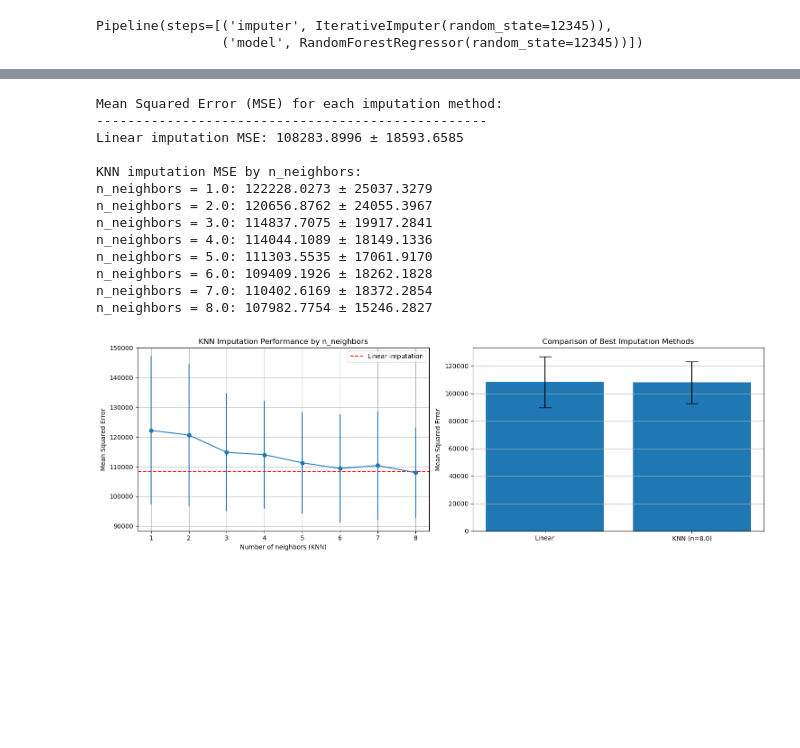
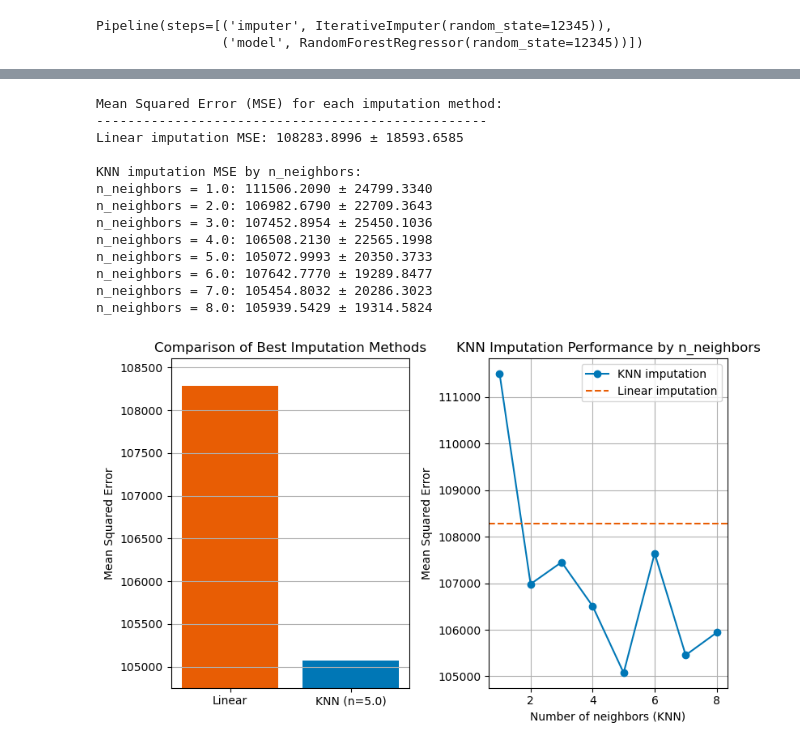
Before and after one commit to slds-lmu/lecture_appml, a Jupyter notebook: exercises/imputation/hw01_imputation_py.ipynb, the cells around one changed output, grey strips where cells are left out. Cells and saved outputs as stored; diff of their text form; code cells hidden in the pictures; blank space fills up the shorter version.

Commit message:
refined hw01_imputation_py and add texts

```diff
--- a/exercises/imputation/hw01_imputation_py.ipynb
+++ b/exercises/imputation/hw01_imputation_py.ipynb
@@ -151,6 +158,6 @@ GridSearchCV(cv=RepeatedKFold(n_repeats=3, n_splits=4, random_state=12345),
 # %%
-# Extract and display the results from GridSearchCV
-import pandas as pd
+#===SOLUTION===
+
 import matplotlib.pyplot as plt
 
 # Convert the CV results to a DataFrame for easier analysis
@@ -160,7 +167,6 @@ results = pd.DataFrame(search.cv_results_)
 results['mean_test_mse'] = -results['mean_test_score']
 results['std_test_mse'] = results['std_test_score']
 
-# Print the MSE for each method
 print("Mean Squared Error (MSE) for each imputation method:")
 print("-" * 50)
 
@@ -172,63 +178,70 @@ print(f"Linear imputation MSE: {linear_results['mean_test_mse'].values[0]:.4f}
 # KNN imputation results
 print("\nKNN imputation MSE by n_neighbors:")
 for i, row in knn_results.iterrows():
-    n_neighbors = row['param_imputer__estimator__regressor__n_neighbors']
+    n_neighbors = row['param_imputer__estimator__n_neighbors']
     mse = row['mean_test_mse']
     std = row['std_test_mse']
     print(f"n_neighbors = {n_neighbors}: {mse:.4f} ± {std:.4f}")
 
-plt.figure(figsize=(15, 5))
+
+plt.figure(figsize=(8, 5))
+
+# Bar plot comparing linear vs best KNN
+plt.subplot(1, 2, 1)
+best_knn_idx = knn_results['mean_test_mse'].idxmin()
+best_knn_n = knn_results.loc[best_knn_idx, 'param_imputer__estimator__n_neighbors']
+best_knn_mse = knn_results.loc[best_knn_idx, 'mean_test_mse']
+best_knn_std = knn_results.loc[best_knn_idx, 'std_test_mse']
+
+methods = ['Linear', f'KNN (n={best_knn_n})']
+mse_values = [linear_results['mean_test_mse'].values[0], best_knn_mse]
+
+colors = ['#e85d04', '#0077b6']  # Soft orange for Linear, moderate blue for KNN
+plt.bar(methods, mse_values, color=colors)
+plt.ylabel('Mean Squared Error')
+plt.title('Comparison of Best Imputation Methods')
+plt.grid(axis='y')
+
+# Set ylim to make difference more obvious
+min_mse = min(mse_values)
+max_mse = max(mse_values)
+range_mse = max_mse - min_mse
+plt.ylim(min_mse - 0.1 * range_mse, max_mse + 0.1 * range_mse)
 
 # Plot for KNN with different n_neighbors
-plt.subplot(1, 2, 1)
-n_neighbors = knn_results['param_imputer__estimator__regressor__n_neighbors'].values
+plt.subplot(1, 2, 2)
+n_neighbors = knn_results['param_imputer__estimator__n_neighbors'].values
 mse_values = knn_results['mean_test_mse'].values
-std_values = knn_results['std_test_mse'].values
 
-plt.errorbar(n_neighbors, mse_values, yerr=std_values, marker='o', linestyle='-')
-plt.axhline(y=linear_results['mean_test_mse'].values[0], color='r', linestyle='--', label='Linear imputation')
+plt.plot(n_neighbors, mse_values, marker='o', linestyle='-', color=colors[1], label='KNN imputation')
+plt.axhline(y=linear_results['mean_test_mse'].values[0], color=colors[0], linestyle='--', label='Linear imputation')
 plt.xlabel('Number of neighbors (KNN)')
 plt.ylabel('Mean Squared Error')
 plt.title('KNN Imputation Performance by n_neighbors')
 plt.grid(True)
 plt.legend()
 
-# Bar plot comparing linear vs best KNN
-plt.subplot(1, 2, 2)
-best_knn_idx = knn_results['mean_test_mse'].idxmin()
-best_knn_n = knn_results.loc[best_knn_idx, 'param_imputer__estimator__regressor__n_neighbors']
-best_knn_mse = knn_results.loc[best_knn_idx, 'mean_test_mse']
-best_knn_std = knn_results.loc[best_knn_idx, 'std_test_mse']
-
-methods = ['Linear', f'KNN (n={best_knn_n})']
-mse_values = [linear_results['mean_test_mse'].values[0], best_knn_mse]
-std_values = [linear_results['std_test_mse'].values[0], best_knn_std]
-
-plt.bar(methods, mse_values, yerr=std_values, capsize=10)
-plt.ylabel('Mean Squared Error')
-plt.title('Comparison of Best Imputation Methods')
-plt.grid(axis='y')
-
 plt.tight_layout()
 plt.show()
+
 
 # Print the best parameters and score
 print("\nBest imputation method:")
 print(f"Parameters: {search.best_params_}")
 print(f"MSE: {-search.best_score_:.4f}")
 # %% [output]
 Mean Squared Error (MSE) for each imputation method:
 --------------------------------------------------
 Linear imputation MSE: 108283.8996 ± 18593.6585
 
 KNN imputation MSE by n_neighbors:
-n_neighbors = 1.0: 122228.0273 ± 25037.3279
-n_neighbors = 2.0: 120656.8762 ± 24055.3967
-n_neighbors = 3.0: 114837.7075 ± 19917.2841
-n_neighbors = 4.0: 114044.1089 ± 18149.1336
-n_neighbors = 5.0: 111303.5535 ± 17061.9170
-n_neighbors = 6.0: 109409.1926 ± 18262.1828
-n_neighbors = 7.0: 110402.6169 ± 18372.2854
-n_neighbors = 8.0: 107982.7754 ± 15246.2827
+n_neighbors = 1.0: 111506.2090 ± 24799.3340
+n_neighbors = 2.0: 106982.6790 ± 22709.3643
+n_neighbors = 3.0: 107452.8954 ± 25450.1036
+n_neighbors = 4.0: 106508.2130 ± 22565.1998
+n_neighbors = 5.0: 105072.9993 ± 20350.3733
+n_neighbors = 6.0: 107642.7770 ± 19289.8477
+n_neighbors = 7.0: 105454.8032 ± 20286.3023
+n_neighbors = 8.0: 105939.5429 ± 19314.5824
-[figure, old version]
+[figure, new version]
 Best imputation method:
```
Also changed, not shown: parts of 15 cells of this notebook, 1 other file.
